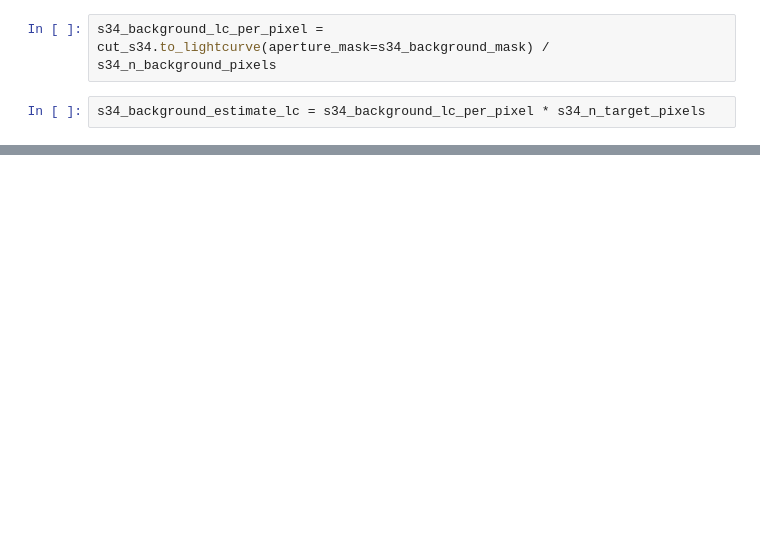
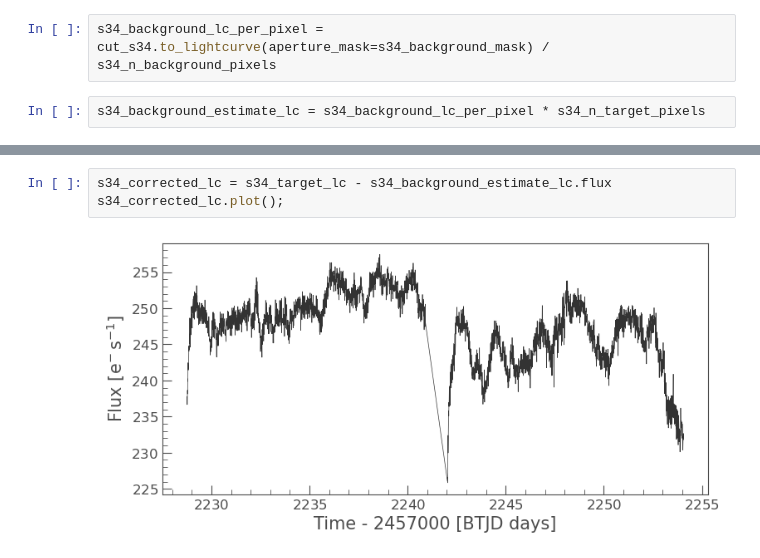
Before and after one commit to ASainio/ASASSN-21qj, a Jupyter notebook: TESS_sector_34.ipynb, the cells around one changed output, grey strips where cells are left out. Saved outputs shown, nothing was run; the diff lists cells and outputs as text; blank space fills up the shorter version.

```diff
--- a/TESS_sector_34.ipynb
+++ b/TESS_sector_34.ipynb
@@ -63,0 +64,5 @@ ax = (s34_target_lc / common_normalization).plot(normalize=False, label='Target
+# %%
+s34_corrected_lc = s34_target_lc - s34_background_estimate_lc.flux
+s34_corrected_lc.plot();
+# %% [output]
+[figure, added]
```
Also changed, not shown: parts of 3 cells of this notebook, 3 other files.
